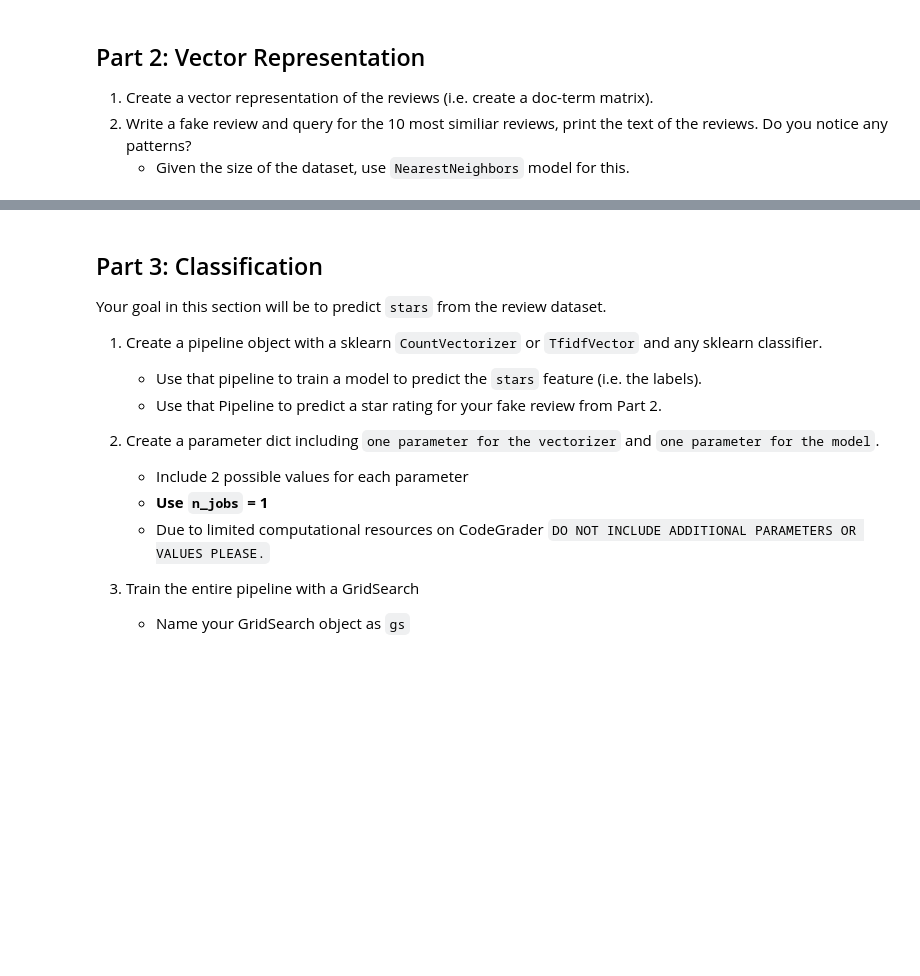
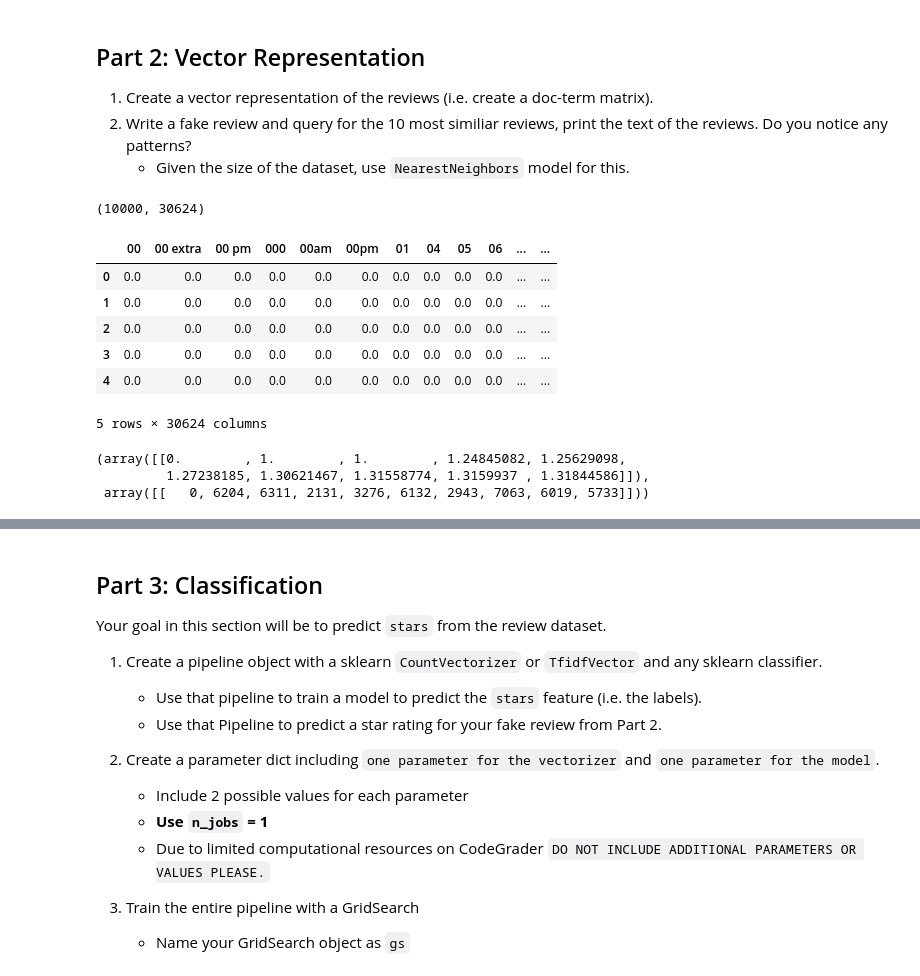
Before and after one commit to nsriniva/DS-Unit-4-Sprint-1-NLP, a Jupyter notebook: LS_DS_415_Sprint_Challenge_1_AG.ipynb, the cells around one changed output, grey strips where cells are left out. Cells and saved outputs as stored; diff of their text form; code cells hidden in the pictures; blank space fills up the shorter version.

```diff
--- a/LS_DS_415_Sprint_Challenge_1_AG.ipynb
+++ b/LS_DS_415_Sprint_Challenge_1_AG.ipynb
@@ -92,3 +106,20 @@ raise NotImplementedError()
 # %%
 '''Testing'''
 assert isinstance(tokenize(df.sample(n=1)["text"].iloc[0]), list), "Make sure your tokenizer function accepts a single document and returns a list of tokens!"
+# %%
+from collections import Counter
+from pandarallel import pandarallel
+
+pandarallel.initialize()
+
+# The object `Counter` takes an iterable, but you can instaniate an empty one and update it.
+word_counts = Counter()
+
+# Update it based on the token list for each job description
+df['clean_text'] = df.text.parallel_apply(lambda x: ' '.join(tokenize(x)))
+
+#df['clean_text'] = df.text.apply(lambda x: ' '.join(tokenize(x)))
+
+df.clean_text.apply(lambda x: word_counts.update(x.split()))
+
+#display(word_counts.most_common(1000))
@@ -103,4 +149,10 @@ assert isinstance(tokenize(df.sample(n=1)["text"].iloc[0]), list), "Make sure yo
 # Name that doc-term matrix "dtm"
 
 # YOUR CODE HERE
-raise NotImplementedError()
+from sklearn.base import BaseEstimator, TransformerMixin
+from sklearn.pipeline import Pipeline
+from sklearn.feature_extraction.text import TfidfVectorizer
+
+vect = TfidfVectorizer( ngram_range = (1,2), stop_words='english', min_df=3)
+
+dtm = vect.fit_transform(df.clean_text)
@@ -113,3 +159,33 @@ raise NotImplementedError()
+# %%
+# Create and fit a NearestNeighbors model named "nn"
+from sklearn.neighbors import NearestNeighbors
+
+# YOUR CODE HERE
+dtm_df = pd.DataFrame(dtm.todense(), columns=vect.get_feature_names())
+print(dtm_df.shape)
+display(dtm_df.head())
+
+# Fit on DTM
+nn = NearestNeighbors(n_neighbors=10, algorithm='kd_tree')
+nn.fit(dtm_df)
+
+# sample a doc from dtm to use as our query point
+doc = dtm_df.iloc[0].values
+
+# Query Using kneighbors
+nn.kneighbors([doc])
+# %% [output]
+(10000, 30624)
+|  | 00 | 00 extra | 00 pm | 000 | 00am | 00pm | 01 | 04 | 05 | 06 | ... | ... |
+| 0 | 0.0 | 0.0 | 0.0 | 0.0 | 0.0 | 0.0 | 0.0 | 0.0 | 0.0 | 0.0 | ... | ... |
+| 1 | 0.0 | 0.0 | 0.0 | 0.0 | 0.0 | 0.0 | 0.0 | 0.0 | 0.0 | 0.0 | ... | ... |
+| 2 | 0.0 | 0.0 | 0.0 | 0.0 | 0.0 | 0.0 | 0.0 | 0.0 | 0.0 | 0.0 | ... | ... |
+| 3 | 0.0 | 0.0 | 0.0 | 0.0 | 0.0 | 0.0 | 0.0 | 0.0 | 0.0 | 0.0 | ... | ... |
+| 4 | 0.0 | 0.0 | 0.0 | 0.0 | 0.0 | 0.0 | 0.0 | 0.0 | 0.0 | 0.0 | ... | ... |
+5 rows × 30624 columns
+(array([[0.        , 1.        , 1.        , 1.24845082, 1.25629098,
+         1.27238185, 1.30621467, 1.31558774, 1.3159937 , 1.31844586]]),
+ array([[   0, 6204, 6311, 2131, 3276, 6132, 2943, 7063, 6019, 5733]]))
 # %%
 '''Testing.'''
 assert nn.__module__ == 'sklearn.neighbors._unsupervised', ' nn is not a NearestNeighbors instance.'
```
Also changed, not shown: parts of 8 cells of this notebook.
